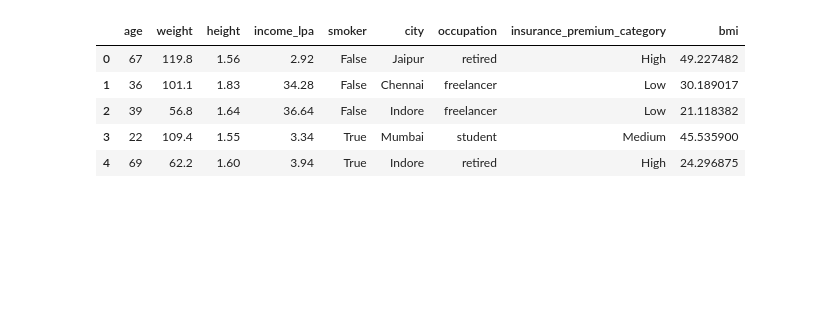
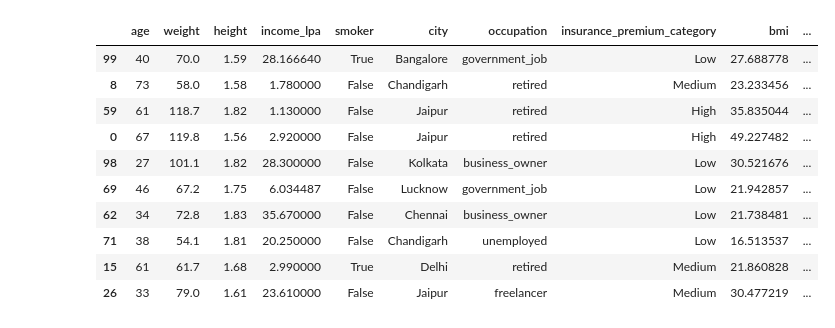
Before and after one commit to Aak172003/fast-api-model, a Jupyter notebook: Insurance_Premium_Prediction_Model/fast-api-ml-model.ipynb, the cells around one changed output. Saved outputs shown, nothing was run; the diff lists cells and outputs as text; code cells hidden in the pictures; blank space fills up the shorter version.

```diff
--- a/Insurance_Premium_Prediction_Model/fast-api-ml-model.ipynb
+++ b/Insurance_Premium_Prediction_Model/fast-api-ml-model.ipynb
@@ -25,10 +46,29 @@ df_feat['bmi'] = df_feat['weight'] / (df_feat["height"] ** 2)
 # %%
-df_feat.head()
+# Feature 2 (Age Group)
+# This is an function
+def age_group(age):
+    if age < 25:
+        return "young"
+    elif age<45:
+        return "adult"
+    elif age<60:
+        return "middle_aged "
+    return "senior"
+
+# This will create an age_group column
+df_feat["age_group"] = df_feat["age"].apply(age_group)
+
+df_feat.sample(10)
 # %% [output]
-|  | age | weight | height | income_lpa | smoker | city | occupation | insurance_premium_category | bmi |
-| 0 | 67 | 119.8 | 1.56 | 2.92 | False | Jaipur | retired | High | 49.227482 |
-| 1 | 36 | 101.1 | 1.83 | 34.28 | False | Chennai | freelancer | Low | 30.189017 |
-| 2 | 39 | 56.8 | 1.64 | 36.64 | False | Indore | freelancer | Low | 21.118382 |
-| 3 | 22 | 109.4 | 1.55 | 3.34 | True | Mumbai | student | Medium | 45.535900 |
-| 4 | 69 | 62.2 | 1.60 | 3.94 | True | Indore | retired | High | 24.296875 |
+|  | age | weight | height | income_lpa | smoker | city | occupation | insurance_premium_category | bmi | ... |
+| 99 | 40 | 70.0 | 1.59 | 28.166640 | True | Bangalore | government_job | Low | 27.688778 | ... |
+| 8 | 73 | 58.0 | 1.58 | 1.780000 | False | Chandigarh | retired | Medium | 23.233456 | ... |
+| 59 | 61 | 118.7 | 1.82 | 1.130000 | False | Jaipur | retired | High | 35.835044 | ... |
+| 0 | 67 | 119.8 | 1.56 | 2.920000 | False | Jaipur | retired | High | 49.227482 | ... |
+| 98 | 27 | 101.1 | 1.82 | 28.300000 | False | Kolkata | business_owner | Low | 30.521676 | ... |
+| 69 | 46 | 67.2 | 1.75 | 6.034487 | False | Lucknow | government_job | Low | 21.942857 | ... |
+| 62 | 34 | 72.8 | 1.83 | 35.670000 | False | Chennai | business_owner | Low | 21.738481 | ... |
+| 71 | 38 | 54.1 | 1.81 | 20.250000 | False | Chandigarh | unemployed | Low | 16.513537 | ... |
+| 15 | 61 | 61.7 | 1.68 | 2.990000 | True | Delhi | retired | Medium | 21.860828 | ... |
+| 26 | 33 | 79.0 | 1.61 | 23.610000 | False | Jaipur | freelancer | Medium | 30.477219 | ... |
 # %%
```
Also changed, not shown: parts of 18 cells of this notebook, 2 other files.
